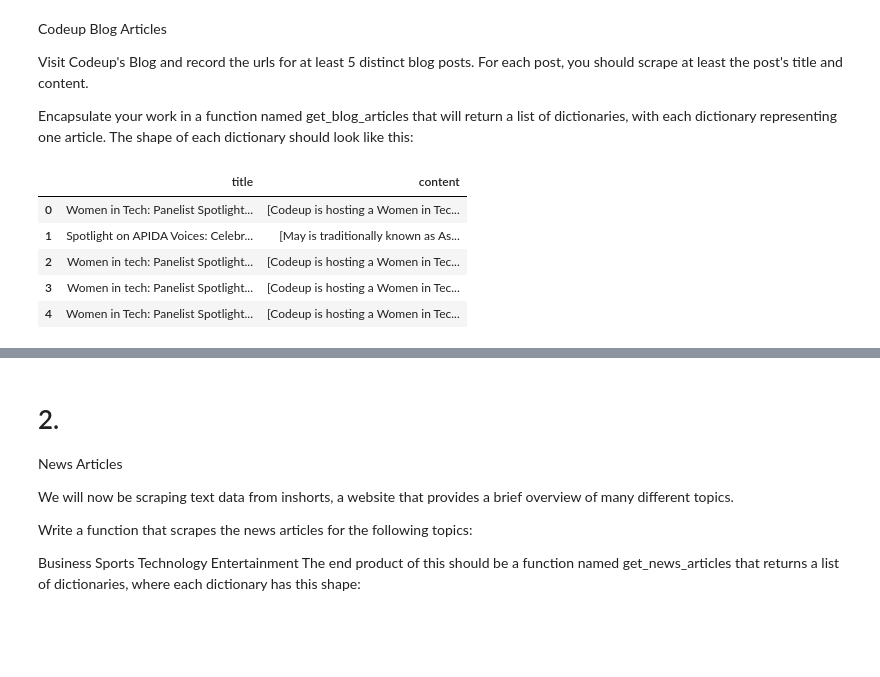
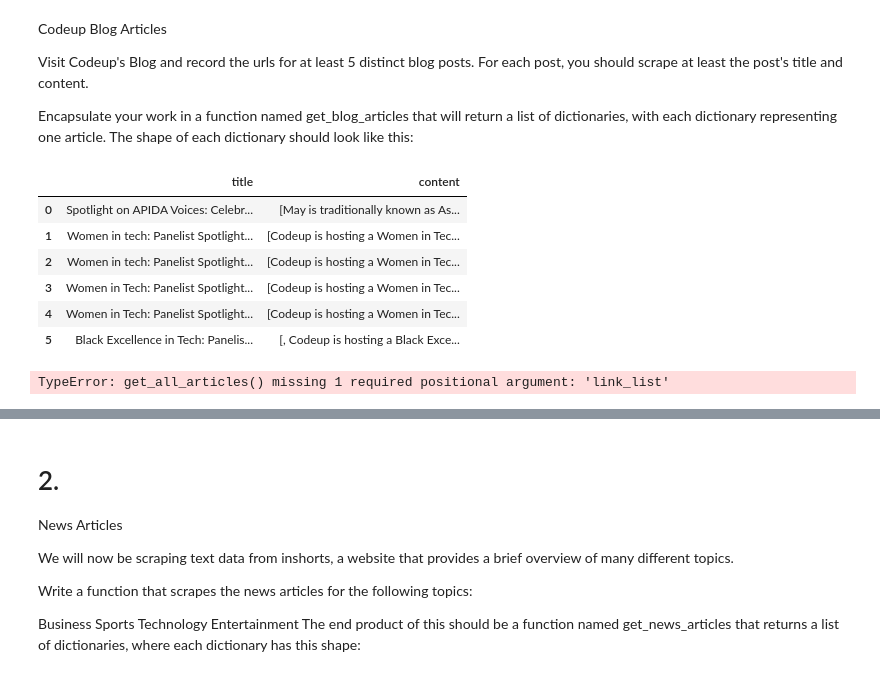
Before and after one commit to Andrew-Casey/natural_language_processing_exercises-, a Jupyter notebook: NLP_data_acquisition.ipynb, the cells around one changed output, grey strips where cells are left out. Drawn from its saved outputs; the diff is of its cells as text; code cells hidden in the pictures; blank space fills up the shorter version.

```diff
--- a/NLP_data_acquisition.ipynb
+++ b/NLP_data_acquisition.ipynb
@@ -34,14 +15,46 @@ def get_all_articles(link_list):
-# %%
-link_list= [('https://codeup.com/codeup-news/women-in-tech-panelist-spotlight-sarah-mellor/', 'https://codeup.com/featured/apida-heritage-month/',
-          'https://codeup.com/featured/women-in-tech-panelist-spotlight/','https://codeup.com/featured/women-in-tech-rachel-robbins-mayhill/',
-           'https://codeup.com/events/women-in-tech-madeleine/')]
-
-codeup_df = get_all_articles(link_list)
-codeup_df
-# %% [output]
-|  | title | content |
-| 0 | Women in Tech: Panelist Spotlight... | [Codeup is hosting a Women in Tec... |
-| 1 | Spotlight on APIDA Voices: Celebr... | [May is traditionally known as As... |
-| 2 | Women in tech: Panelist Spotlight... | [Codeup is hosting a Women in Tec... |
-| 3 | Women in tech: Panelist Spotlight... | [Codeup is hosting a Women in Tec... |
-| 4 | Women in Tech: Panelist Spotlight... | [Codeup is hosting a Women in Tec... |
+# %%
+
+# Specify the URL from which you want to extract the links
+url = 'https://codeup.com/blog/'
+# %%
+import requests
+from bs4 import BeautifulSoup
+import pandas as pd
+
+def get_all_articles(url):
+    article_list = []
+    headers = {"User-Agent": "Chrome/91.0.4472.124"}
+
+    response = requests.get(url, headers=headers)
+    soup = BeautifulSoup(response.content, 'html.parser')
+
+    # Extract the href attribute from <a> tags with class 'more-link'
+    links = soup.find_all('a', class_='more-link')
+    link_list = [link['href'] for link in links]
+
+    for link in link_list:
+        response = requests.get(link, headers=headers)
+        soup = BeautifulSoup(response.content, 'html.parser')
+
+        title = soup.find('h1', class_='entry-title').text
+        divcont = soup.find('div', class_='entry-content')
+        article = [para.text for para in divcont.find_all('p')]
+
+        article_dict = {'title': title, 'content': article}
+        article_list.append(article_dict)
+
+    codeup_df = pd.DataFrame(article_list)
+
+    return codeup_df
+# %%
+# Call the main function with the URL
+codeup_df = get_all_articles(url)
+codeup_df
+# %% [output]
+|  | title | content |
+| 0 | Spotlight on APIDA Voices: Celebr... | [May is traditionally known as As... |
+| 1 | Women in tech: Panelist Spotlight... | [Codeup is hosting a Women in Tec... |
+| 2 | Women in tech: Panelist Spotlight... | [Codeup is hosting a Women in Tec... |
+| 3 | Women in Tech: Panelist Spotlight... | [Codeup is hosting a Women in Tec... |
+| 4 | Women in Tech: Panelist Spotlight... | [Codeup is hosting a Women in Tec... |
+| 5 | Black Excellence in Tech: Panelis... | [, Codeup is hosting a Black Exce... |
@@ -47,0 +133,5 @@ codeup_df
+# %%
+codeup_df = get_all_articles()
+codeup_df
+# %% [output]
+TypeError: get_all_articles() missing 1 required positional argument: 'link_list'
```
Also changed, not shown: parts of 9 cells of this notebook, 3 other files.
